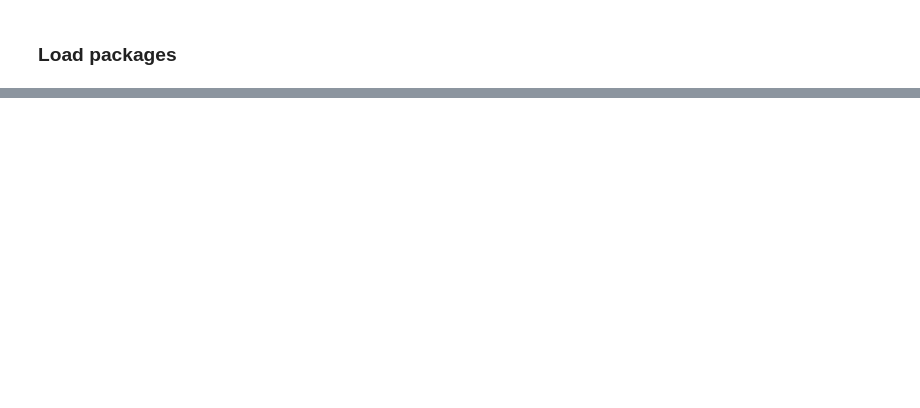
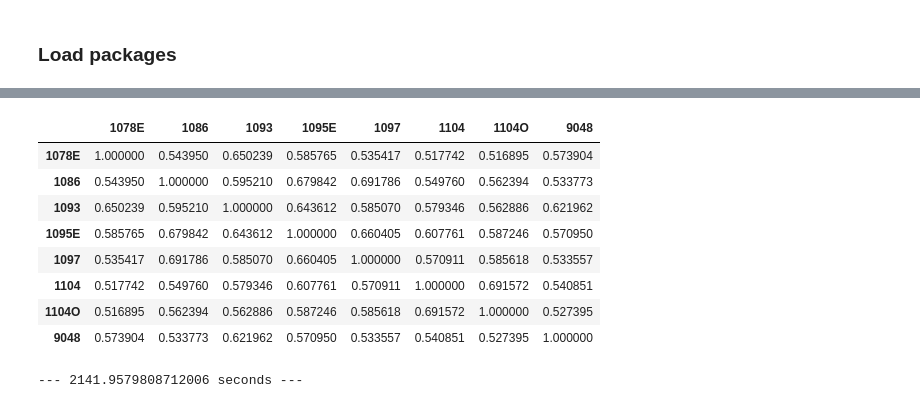
Before and after one commit to IHCantabria/NEOPRENE, a Jupyter notebook: notebooks/STNSRP_test.ipynb, the cells around one changed output, grey strips where cells are left out. Cells and saved outputs as stored; diff of their text form; code cells hidden in the pictures; blank space fills up the shorter version.

```diff
--- a/notebooks/STNSRP_test.ipynb
+++ b/notebooks/STNSRP_test.ipynb
@@ -1208,0 +107,3 @@ def STNSRP_simulation(Parametros_meses, Dataframe_xi, year_ini, year_fin, tempor
+# %%
+# Reading hiperparamteres for the calibration
+hiper_params_cal = Calhps('./Input_Cal_Ason.yml')
@@ -1208,0 +151,3 @@ def STNSRP_simulation(Parametros_meses, Dataframe_xi, year_ini, year_fin, tempor
+# %%
+# Reading hiperparamteres for the simulation
+hiper_params_sim = Simhps('./Input_Sim_Ason.yml')
@@ -1208,0 +156,12 @@ def STNSRP_simulation(Parametros_meses, Dataframe_xi, year_ini, year_fin, tempor
+# %%
+SIM              = Simulation(hiper_params_sim)
+# Input parameters from the model
+
+SIM1             = SIM(params_cal = CAL1, Input_Series = Input_Series, Input_Attr = Input_Attr)
+
+#SIM1             = SIM(params_cal =['./CAL3/Calibrated_parameters.csv',
+#                                    './CAL3/xi_months.csv'],
+#                       Input_Series = Input_Series, Input_Attr = Input_Attr)
+
+os.makedirs('./ASON/SIM1/',exist_ok=True)
+SIM1.save_files('./ASON/SIM1/')
@@ -1208,0 +206,16 @@ def STNSRP_simulation(Parametros_meses, Dataframe_xi, year_ini, year_fin, tempor
+# %%
+SIM1.Daily_Simulation.astype(float).corr()
+# %% [output]
+|  | 1078E | 1086 | 1093 | 1095E | 1097 | 1104 | 1104O | 9048 |
+| 1078E | 1.000000 | 0.543950 | 0.650239 | 0.585765 | 0.535417 | 0.517742 | 0.516895 | 0.573904 |
+| 1086 | 0.543950 | 1.000000 | 0.595210 | 0.679842 | 0.691786 | 0.549760 | 0.562394 | 0.533773 |
+| 1093 | 0.650239 | 0.595210 | 1.000000 | 0.643612 | 0.585070 | 0.579346 | 0.562886 | 0.621962 |
+| 1095E | 0.585765 | 0.679842 | 0.643612 | 1.000000 | 0.660405 | 0.607761 | 0.587246 | 0.570950 |
+| 1097 | 0.535417 | 0.691786 | 0.585070 | 0.660405 | 1.000000 | 0.570911 | 0.585618 | 0.533557 |
+| 1104 | 0.517742 | 0.549760 | 0.579346 | 0.607761 | 0.570911 | 1.000000 | 0.691572 | 0.540851 |
+| 1104O | 0.516895 | 0.562394 | 0.562886 | 0.587246 | 0.585618 | 0.691572 | 1.000000 | 0.527395 |
+| 9048 | 0.573904 | 0.533773 | 0.621962 | 0.570950 | 0.533557 | 0.540851 | 0.527395 | 1.000000 |
+# %%
+print("--- %s seconds ---" % (time.time() - start_time))
+# %% [output]
+--- 2141.9579808712006 seconds ---
```
Also changed, not shown: parts of 63 cells of this notebook, 42 other files.
